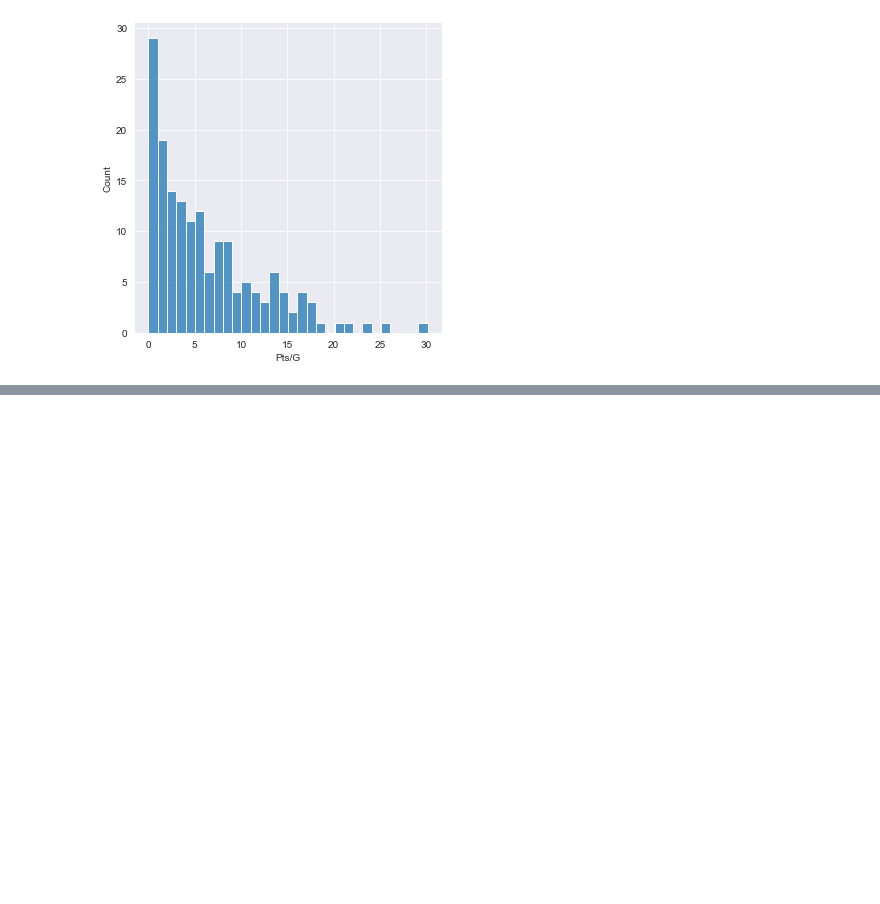
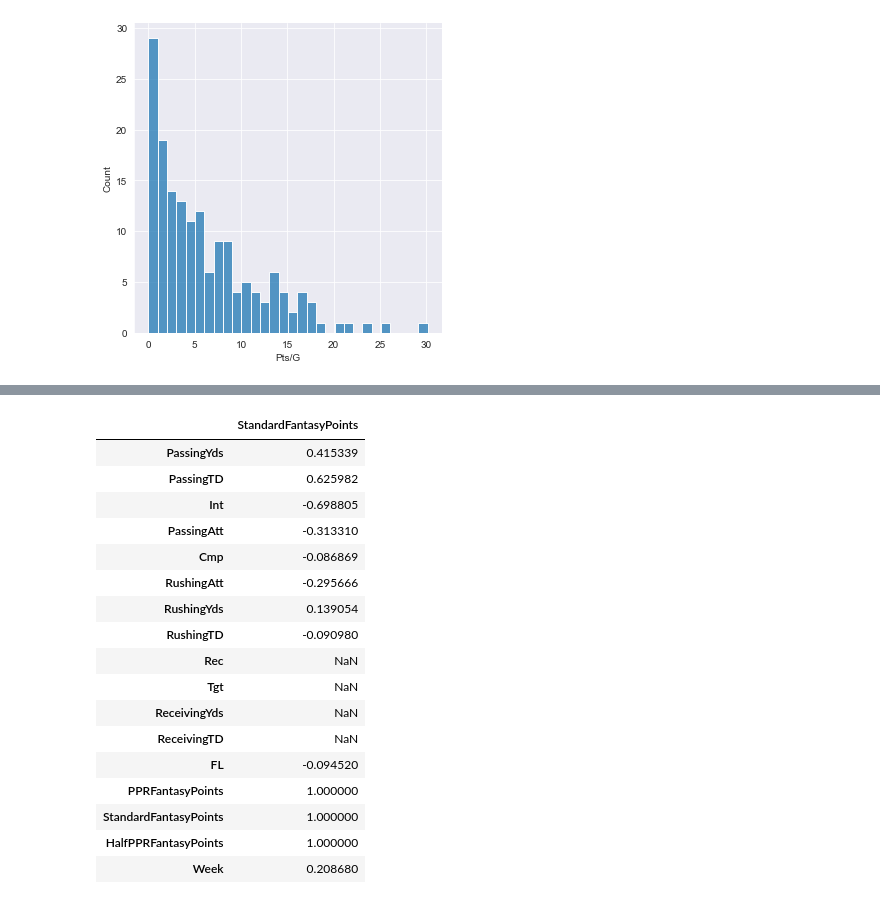
Before and after one commit to srtalaie/FFDataProject, a Jupyter notebook: notebooks/UsageAndEfficiency.ipynb, the cells around one changed output, grey strips where cells are left out. Saved outputs shown, nothing was run; the diff lists cells and outputs as text; code cells hidden in the pictures; blank space fills up the shorter version.

```diff
--- a/notebooks/UsageAndEfficiency.ipynb
+++ b/notebooks/UsageAndEfficiency.ipynb
@@ -115,0 +146,21 @@ rb_stats_df.head()
+# %%
+lamar_jackson.corr()[['StandardFantasyPoints']]
+# %% [output]
+|  | StandardFantasyPoints |
+| PassingYds | 0.415339 |
+| PassingTD | 0.625982 |
+| Int | -0.698805 |
+| PassingAtt | -0.313310 |
+| Cmp | -0.086869 |
+| RushingAtt | -0.295666 |
+| RushingYds | 0.139054 |
+| RushingTD | -0.090980 |
+| Rec | NaN |
+| Tgt | NaN |
+| ReceivingYds | NaN |
+| ReceivingTD | NaN |
+| FL | -0.094520 |
+| PPRFantasyPoints | 1.000000 |
+| StandardFantasyPoints | 1.000000 |
+| HalfPPRFantasyPoints | 1.000000 |
+| Week | 0.208680 |
```
Also changed, not shown: parts of 7 cells of this notebook, 1 other file.
